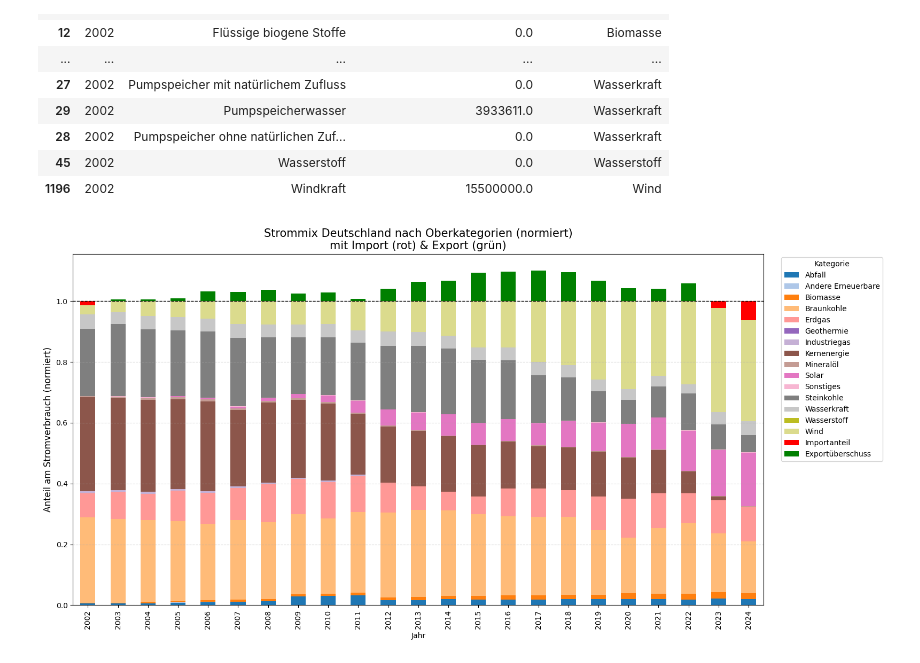
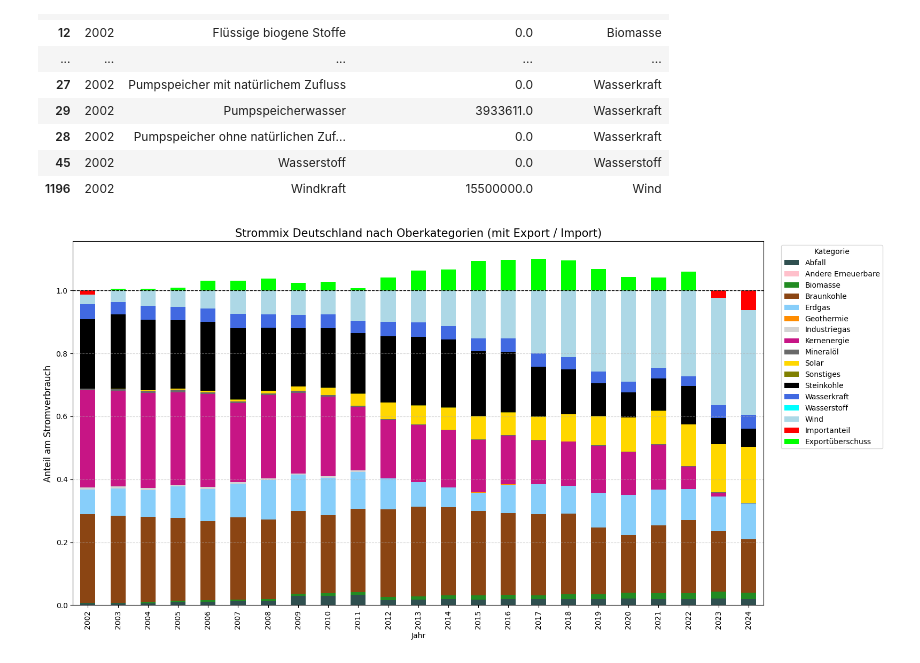
Before and after one commit to SultanGabriel/de_gridmix, a Jupyter notebook: destatis.ipynb, the cells around one changed output. Cells and saved outputs as stored; diff of their text form; code cells hidden in the pictures.

Commit message:
improved graphs, and refactoring

```diff
--- a/destatis.ipynb
+++ b/destatis.ipynb
@@ -194,8 +132,10 @@ strommix_gesamt[strommix_gesamt["Jahr"] == 2022].sort_values("Jahr")
 # %%
+# Wind / Solar energie import
+
 import json
 
 # Load JSON file
-with open("bruttostromerzeugung-energieträger.json", "r", encoding="utf-8") as f:
+with open(f"{INPUT_DIR}/bruttostromerzeugung-energieträger.json", "r", encoding="utf-8") as f:
     brutto_data = json.load(f)
 
 # Existing years in the database
@@ -218,19 +158,17 @@ for typ, jahresdaten in zusatz_daten.items():
                 records.append({
                     "Jahr": jahr_int,
                     "Typ": typ,
-                    "Elektrizitätserzeugung (netto)": value_float * 1_000_000  # TWh → MWh
+                    "Elektrizitätserzeugung (netto)": value_float * 1_000_000  # TWh -> MWh
                 })
         except ValueError:
             continue  # skip malformed entries
 
 df_zusatz = pd.DataFrame(records)
 
-# Remove existing entries for these types to avoid duplicates
+# Remove existing entries for these types to avoid duplicates and concat data
 strommix_gesamt = strommix_gesamt[
     ~strommix_gesamt["Typ"].isin(["Windkraft", "Photovoltaik"])
 ]
-
-# Add the new data
 strommix_gesamt = pd.concat([strommix_gesamt, df_zusatz], ignore_index=True)
 
 # Json is missing 2024 data
@@ -239,7 +177,6 @@ zusatz_2024 = pd.DataFrame([
     {"Jahr": 2024, "Typ": "Photovoltaik", "Elektrizitätserzeugung (netto)": 74_100_000}
 ])
 
-# Anfügen
 strommix_gesamt = pd.concat([strommix_gesamt, zusatz_2024], ignore_index=True)
 
 # Check result
@@ -407,54 +343,50 @@ strommix_gesamt[strommix_gesamt['Jahr'] == 2002].sort_values('Kategorie')
 | 45 | 2002 | Wasserstoff | 0.0 | Wasserstoff |
 | 1196 | 2002 | Windkraft | 15500000.0 | Wind |
 # %%
-# Nur Typen außer 'Insgesamt'
-
-# df_clean = strommix_gesamt[strommix_gesamt["Typ"] != "Insgesamt"]
-
 df_clean = strommix_gesamt[
     ~strommix_gesamt["Typ"].isin(["Einfuhr von Elektrizität", "Ausfuhr von Elektrizität"])
     & (strommix_gesamt["Typ"] != "Insgesamt")
 ]
 
-# 1. Summe aller Typen (ohne Austauschsaldo)
+# Summe aller Typen (ohne Austauschsaldo)
 produktion = df_clean[df_clean["Typ"] != "Austauschsaldo"]
 produktion_summe = produktion.groupby("Jahr")["Elektrizitätserzeugung (netto)"].sum().reset_index()
 produktion_summe = produktion_summe.rename(columns={"Elektrizitätserzeugung (netto)": "Inlandsproduktion"})
 
-# 2. Austauschsaldo (positiv = Import, negativ = Export)
+# Austauschsaldo (positiv = Import, negativ = Export)
 saldo = df_clean[df_clean["Typ"] == "Austauschsaldo"][["Jahr", "Elektrizitätserzeugung (netto)"]]
 saldo = saldo.rename(columns={"Elektrizitätserzeugung (netto)": "Austauschsaldo"})
 
-# 3. Zusammenführen
+# Zusammenführen
 basis = produktion_summe.merge(saldo, on="Jahr", how="left").fillna(0)
 
-# 4. Berechne Kategorie-Anteile (inkl. Import!)
+# Berechne Kategorie-Anteile (inkl. Import!)
 produktion_rel = produktion.merge(basis, on="Jahr")
 produktion_rel["Anteil"] = produktion_rel["Elektrizitätserzeugung (netto)"] / (
     produktion_rel["Inlandsproduktion"] + produktion_rel["Austauschsaldo"].clip(lower=0)
 )
 
-# 5. Gruppieren nach Kategorie
+# Gruppieren nach Kategorie
 produktion_kat = produktion_rel.groupby(["Jahr", "Kategorie"])["Anteil"].sum().reset_index()
 
-# 6. Importanteil (innerhalb der 100%)
+# Importanteil (innerhalb der 100%)
 import_df = basis[basis["Austauschsaldo"] > 0].copy()
 import_df["Anteil"] = import_df["Austauschsaldo"] / (import_df["Inlandsproduktion"] + import_df["Austauschsaldo"])
 import_df["Kategorie"] = "Importanteil"
 
-# 7. Exportüberschuss (oberhalb der 100%)
+# Exportüberschuss (oberhalb der 100%)
 export_df = basis[basis["Austauschsaldo"] < 0].copy()
 export_df["Anteil"] = -export_df["Austauschsaldo"] / export_df["Inlandsproduktion"]
 export_df["Kategorie"] = "Exportüberschuss"
 
-# 8. Zusammenführen für den Plot
+# Zusammenführen für den Plot
 df_plot_ready = pd.concat([
     produktion_kat[["Jahr", "Kategorie", "Anteil"]],
     import_df[["Jahr", "Kategorie", "Anteil"]],
     export_df[["Jahr", "Kategorie", "Anteil"]],
 ])
 
-# 9. Pivot + Sortierung: Exportüberschuss zuletzt
+# Pivot + Sortierung: Exportüberschuss zuletzt
 pivot_plot = df_plot_ready.pivot_table(
     index="Jahr",
     columns="Kategorie",
@@ -462,48 +394,57 @@ pivot_plot = df_plot_ready.pivot_table(
     aggfunc="sum"
 ).fillna(0)
 
-# Sortiere Spalten: Export & Import ans Ende
+# Export & Import ans Ende
 cols = list(pivot_plot.columns)
 for special in ["Importanteil", "Exportüberschuss"]:
     if special in cols:
         cols = [c for c in cols if c != special] + [special]
 pivot_plot = pivot_plot[cols]
 
-# 10. Plot
+# Plot
 
-# Farbzuweisung: Standardfarben für alle Kategorien außer Import/Export
 tab20_colors = plt.get_cmap("tab20").colors
 safe_colors = [c for i, c in enumerate(tab20_colors) if i not in [4,5,6]]
 categories = list(pivot_plot.columns)
 
-# Farbzuordnung: rot für Import, grün für Export
-color_map = {}
-for i, cat in enumerate(categories):
-    if cat == "Importanteil":
-        color_map[cat] = "red"
-    elif cat == "Exportüberschuss":
-        color_map[cat] = "green"
-    else:
-        color_map[cat] = safe_colors[i % len(safe_colors)]
+#['Abfall', 'Andere Erneuerbare', 'Biomasse', 'Braunkohle', 'Erdgas', 'Export', 'Geothermie', 'Import', 'Import/Export', 'Industriegas', 'Kernenergie', 'Mineralöl', 'SUMME', 'Solar', 'Sonstiges', 'Steinkohle', 'Wasserkraft', 'Wasserstoff', 'Wind']
+color_map = {
+    "Abfall": "darkslategray",
+    "Biomasse": "forestgreen",
+    "Braunkohle": "saddlebrown",
+    "Erdgas": "lightskyblue",
+    "Geothermie": "darkorange",
+    "Industriegas": "lightgray",
+    "Kernenergie": "mediumvioletred",
+    "Mineralöl": "dimgray",
+    "Solar": "gold",
+    "Sonstiges": "olive",
+    "Steinkohle": "black",
+    "Wasserkraft": "royalblue",
+    "Wind": "lightblue",
+    "Wasserstoff": "cyan",
+    "Andere Erneuerbare": "pink",
+    "Importanteil": "red",
+    "Exportüberschuss": "lime",
+}
 
 # Farben in der korrekten Reihenfolge als Liste
 colors = [color_map[cat] for cat in categories]
 
-# Plot mit benutzerdefinierten Farben
 pivot_plot.plot(
     kind="bar",
     stacked=True,
     figsize=(16, 8),
     color=colors
 )
 
 plt.axhline(1, color='black', linestyle='--', linewidth=1)  # 100%-Linie
-plt.title("Strommix Deutschland nach Oberkategorien (normiert)\nmit Import (rot) & Export (grün)", fontsize=15)
-plt.ylabel("Anteil am Stromverbrauch (normiert)", fontsize=12)
+plt.title("Strommix Deutschland nach Oberkategorien (mit Export / Import)", fontsize=15)
+plt.ylabel("Anteil am Stromverbrauch", fontsize=12)
 plt.xlabel("Jahr")
 plt.legend(title="Kategorie", bbox_to_anchor=(1.02, 1), loc="upper left")
 plt.grid(axis='y', linestyle='--', alpha=0.5)
 plt.tight_layout()
 plt.show()
 # %% [output]
-[figure, old version]
+[figure, new version]
```
Also changed, not shown: parts of 23 cells of this notebook, 7 other files.
